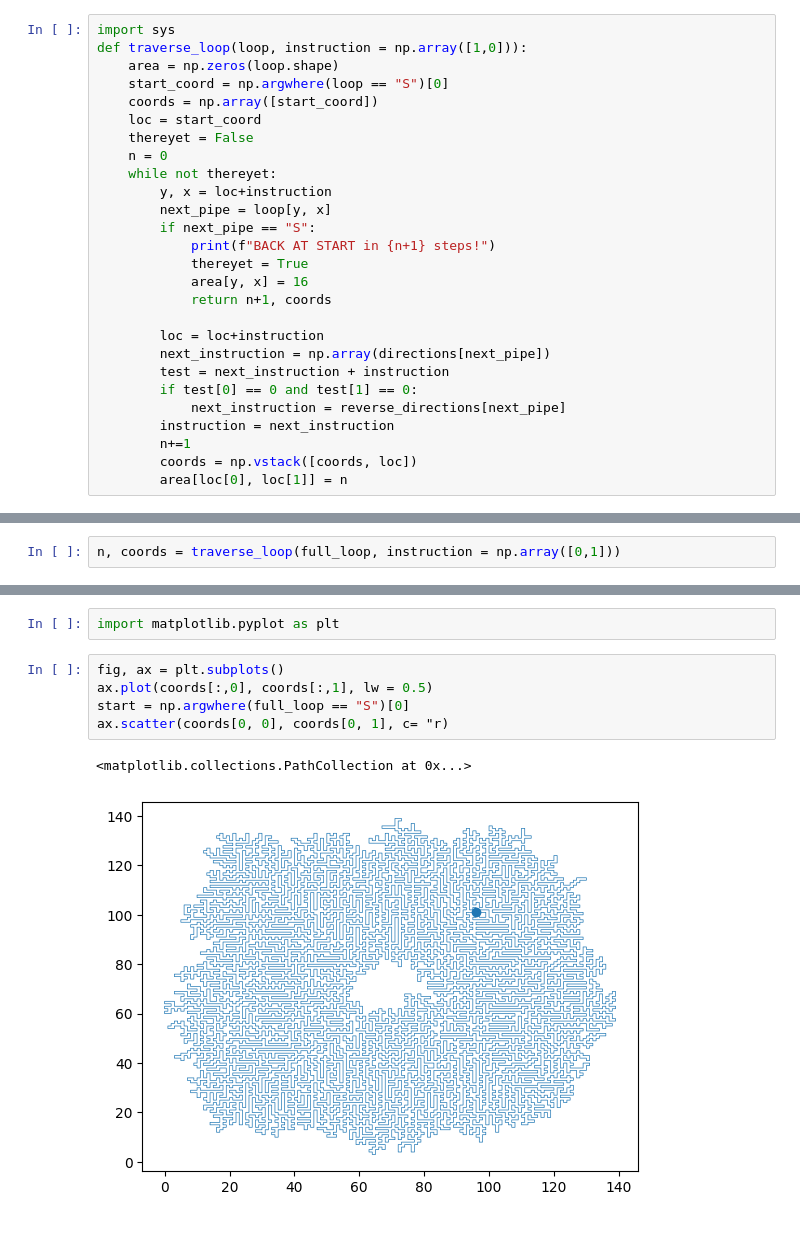
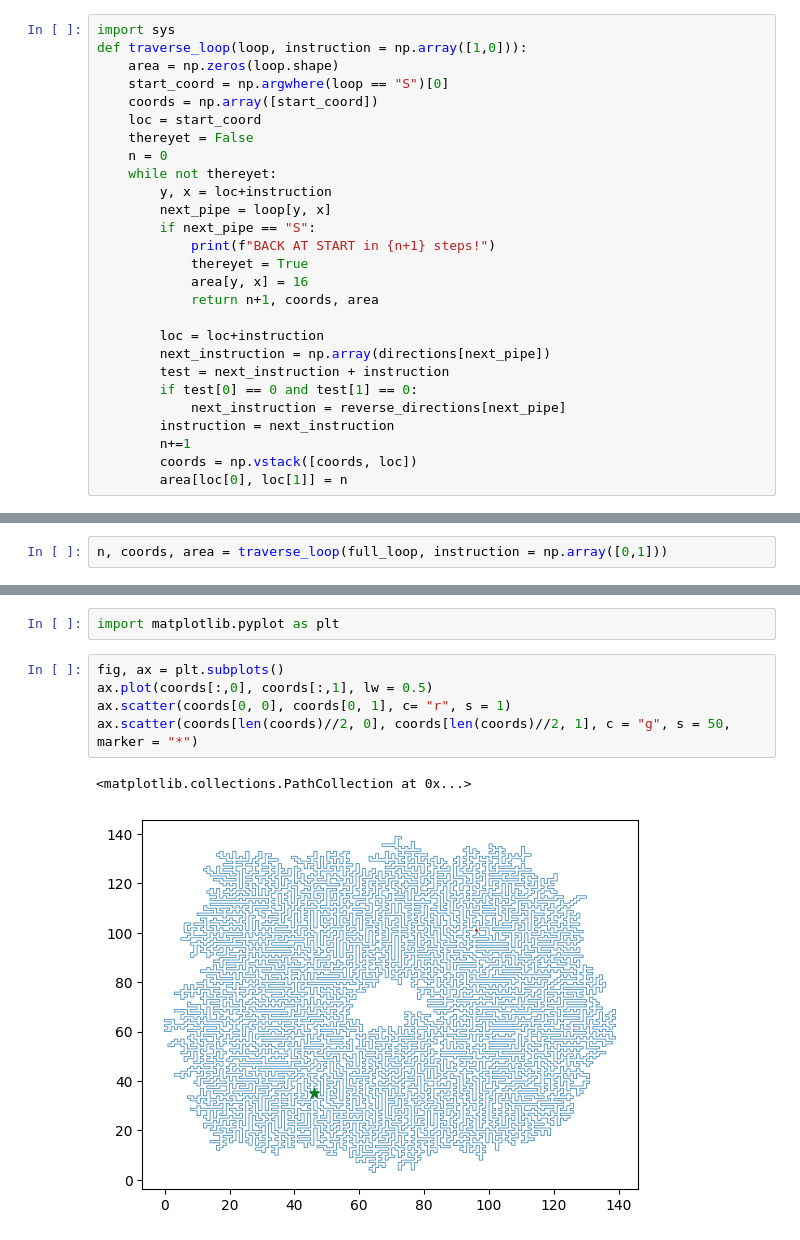
Before and after one commit to DanielDondorp/adventofcode, a Jupyter notebook: 2023/10/Problem 10.ipynb, the cells around one changed output, grey strips where cells are left out. Cells and saved outputs as stored; diff of their text form.

```diff
--- a/2023/10/Problem 10.ipynb
+++ b/2023/10/Problem 10.ipynb
@@ -68,7 +68,7 @@ def traverse_loop(loop, instruction = np.array([1,0])):
             print(f"BACK AT START in {n+1} steps!")
             thereyet = True
             area[y, x] = 16
-            return n+1, coords
+            return n+1, coords, area
 
         loc = loc+instruction
         next_instruction = np.array(directions[next_pipe])
@@ -128,7 +128,7 @@ array([['L', 'J', '|', 'F', '-'],
        ['F', 'J', 'F', '7', 'F'],
        ['|', 'F', '|', '|', 'L']], dtype='<U1')
 # %%
-n, coords = traverse_loop(full_loop, instruction = np.array([0,1]))
+n, coords, area = traverse_loop(full_loop, instruction = np.array([0,1]))
 # %% [output]
 BACK AT START in 13780 steps!
 # %%
@@ -140,8 +148,8 @@ import matplotlib.pyplot as plt
 # %%
 fig, ax = plt.subplots()
 ax.plot(coords[:,0], coords[:,1], lw = 0.5)
-start = np.argwhere(full_loop == "S")[0]
-ax.scatter(coords[0, 0], coords[0, 1], c= "r)
+ax.scatter(coords[0, 0], coords[0, 1], c= "r", s = 1)
+ax.scatter(coords[len(coords)//2, 0], coords[len(coords)//2, 1], c = "g", s = 50, marker = "*")
 # %% [output]
 <matplotlib.collections.PathCollection at 0x...>
-[figure, old version]
+[figure, new version]
```
Also changed, not shown: parts of 9 cells of this notebook.
